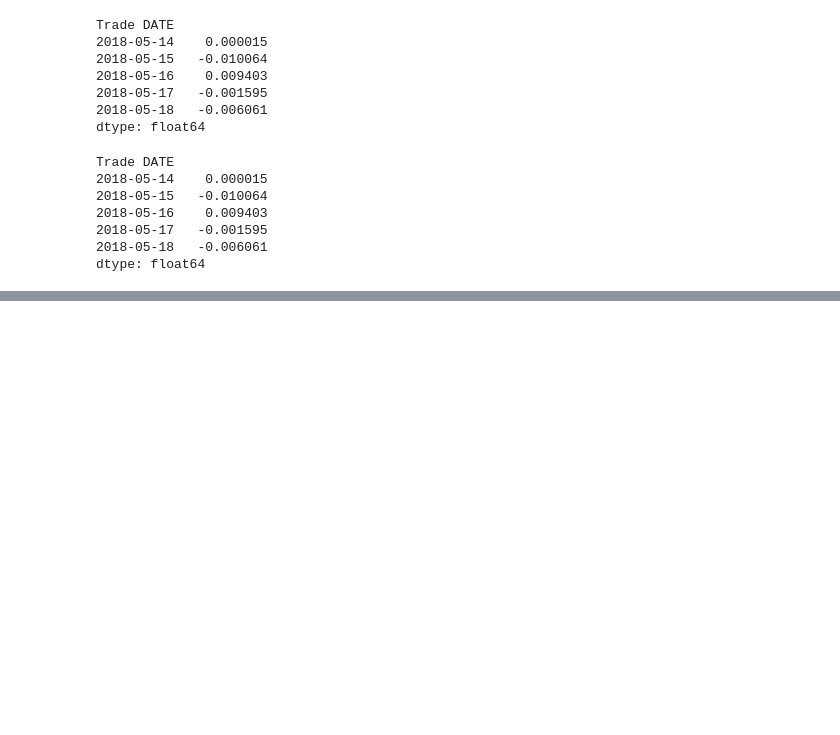
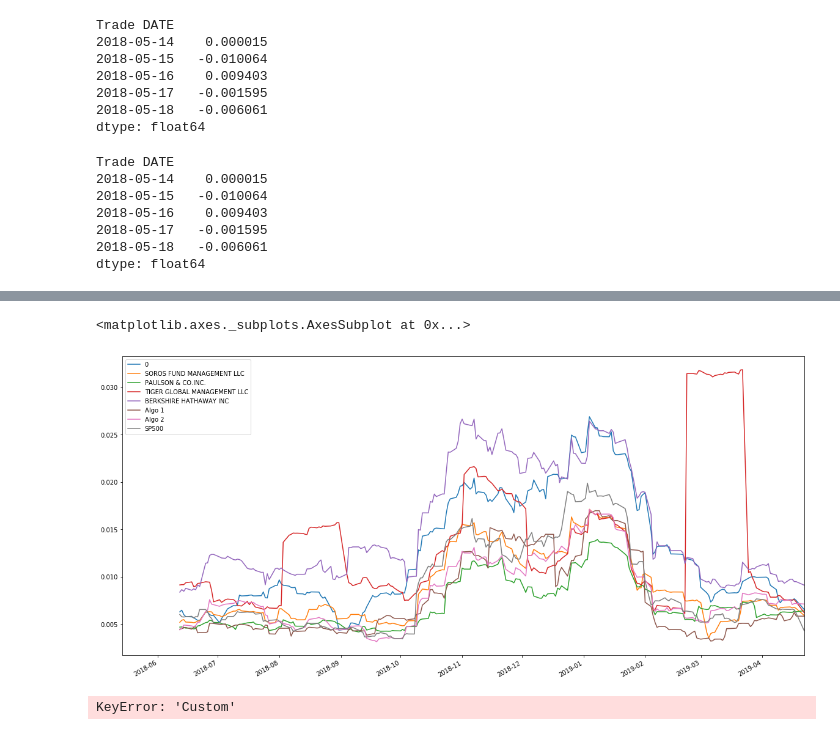
Before and after one commit to Rcantu/fintech, a Jupyter notebook: hw/03-Python_and_Pandas/HW3.ipynb, the cells around one changed output, grey strips where cells are left out. Drawn from its saved outputs; the diff is of its cells as text; code cells hidden in the pictures; blank space fills up the shorter version.

```diff
--- a/hw/03-Python_and_Pandas/HW3.ipynb
+++ b/hw/03-Python_and_Pandas/HW3.ipynb
@@ -457,3 +459,5 @@ Joined_portfolio.head()
 | 2018-05-18 | -0.006061 | -0.004357 | -0.002672 | -0.012832 | -0.002212 | 0.002557 | ... |
 # %%
 # Only compare dates where the new, custom portfolio has dates
+new_total = Joined_portfolio.dropna()
+new_total.head()
@@ -467,0 +484,14 @@ Joined_portfolio.head()
+# %%
+#rolling
+new_total.rolling(window=21).std().plot(figsize=(20,10))
+# %% [output]
+<matplotlib.axes._subplots.AxesSubplot at 0x...>
+[figure, added]
+# %%
+#Beta
+covariance = new_total["Custom"].cov(All_stocks["SP500"])
+variance = new_total["SP500"].var()
+beta = covarianvce / variance
+beta
+# %% [output]
+KeyError: 'Custom'
```
Also changed, not shown: parts of 9 cells of this notebook.
